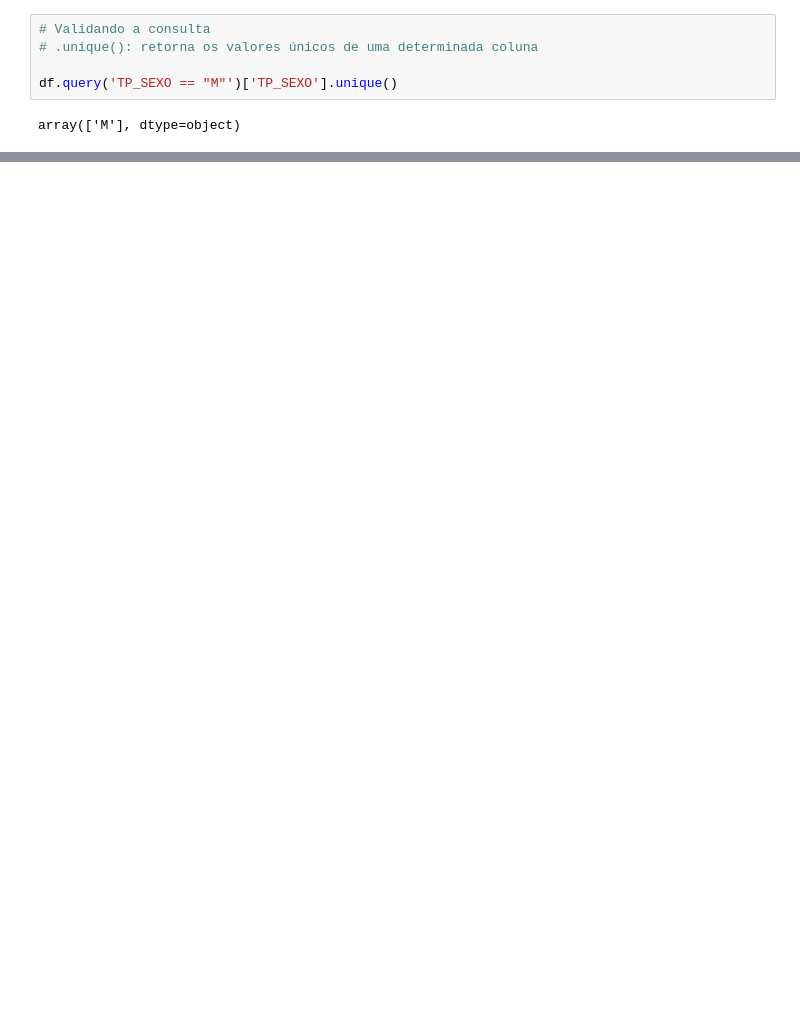
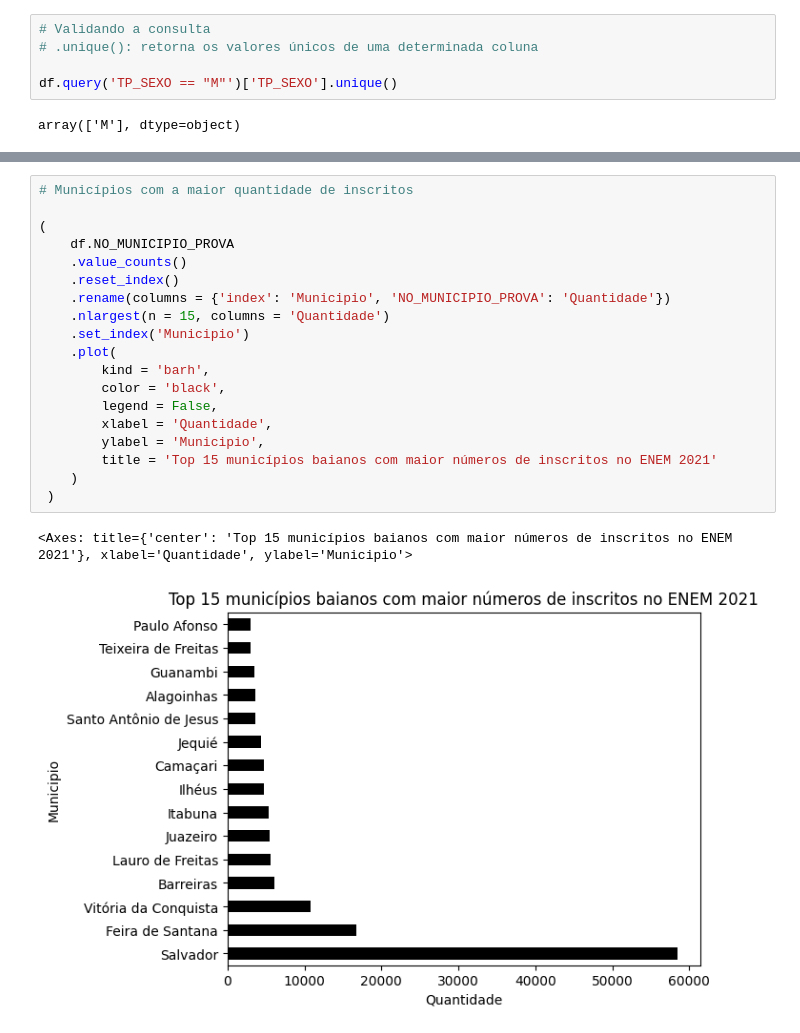
Before and after one commit to JevertonFlores/DA_python_dados_enem, a Jupyter notebook: Data_Analytics_Data_Viking.ipynb, the cells around one changed output, grey strips where cells are left out. Drawn from its saved outputs; the diff is of its cells as text; blank space fills up the shorter version.

```diff
--- a/Data_Analytics_Data_Viking.ipynb
+++ b/Data_Analytics_Data_Viking.ipynb
@@ -422,0 +546,22 @@ df.query('(TP_SEXO == "M") & (IN_TREINEIRO == 1)').sample(5)
+# %%
+# Municípios com a maior quantidade de inscritos
+
+(
+    df.NO_MUNICIPIO_PROVA
+    .value_counts()
+    .reset_index()
+    .rename(columns = {'index': 'Municipio', 'NO_MUNICIPIO_PROVA': 'Quantidade'})
+    .nlargest(n = 15, columns = 'Quantidade')
+    .set_index('Municipio')
+    .plot(
+        kind = 'barh',
+        color = 'black',
+        legend = False,
+        xlabel = 'Quantidade',
+        ylabel = 'Municipio',
+        title = 'Top 15 municípios baianos com maior números de inscritos no ENEM 2021'
+    )
+ )
+# %% [output]
+<Axes: title={'center': 'Top 15 municípios baianos com maior números de inscritos no ENEM 2021'}, xlabel='Quantidade', ylabel='Municipio'>
+[figure, added]
```
Also changed, not shown: parts of 15 cells of this notebook.
